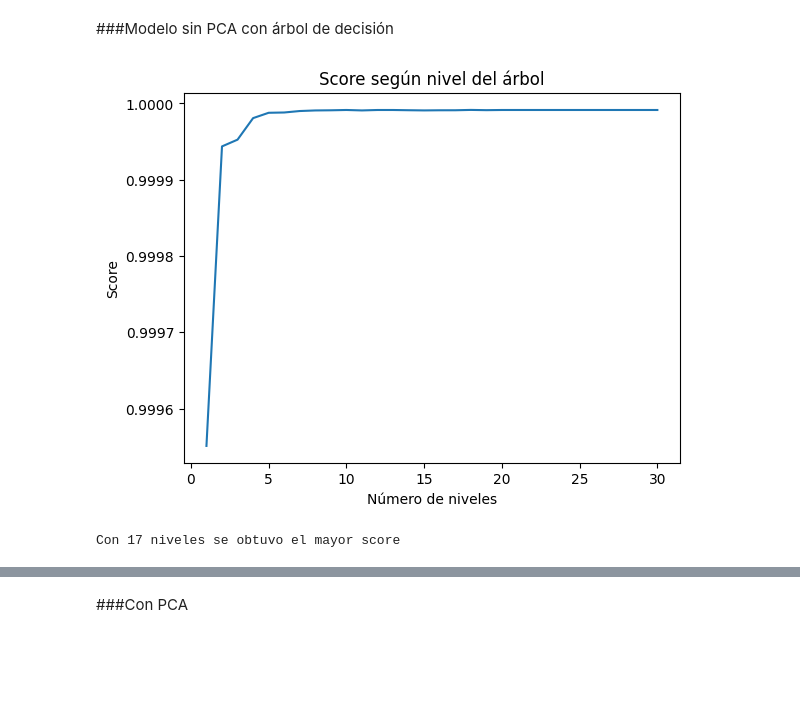
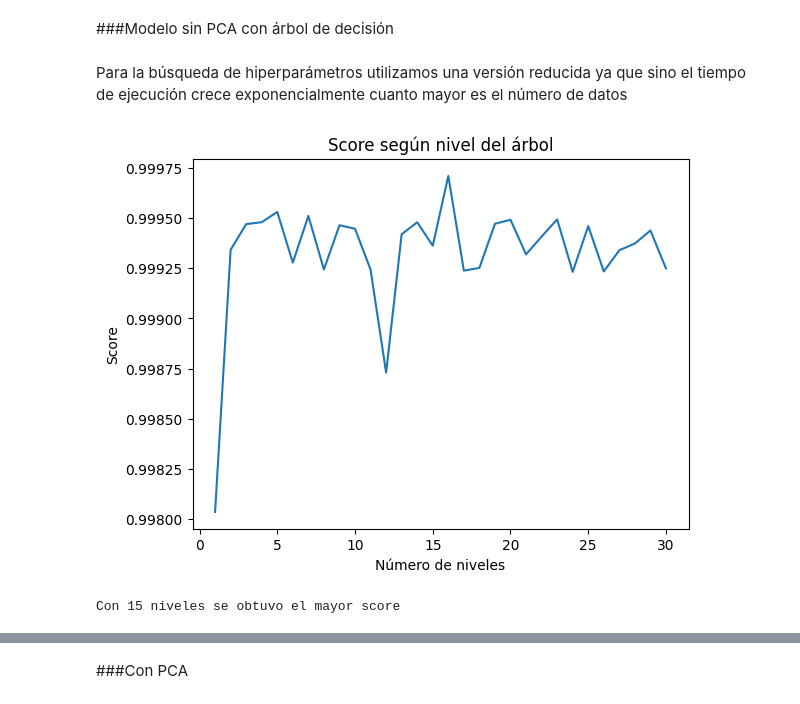
Before and after one commit to AliciaAS/TFM_Startups_Gacela, a Jupyter notebook: PRED_VENTAS/PRED_VENTAS.ipynb, the cells around one changed output, grey strips where cells are left out. Saved outputs shown, nothing was run; the diff lists cells and outputs as text; code cells hidden in the pictures; blank space fills up the shorter version.

```diff
--- a/PRED_VENTAS/PRED_VENTAS.ipynb
+++ b/PRED_VENTAS/PRED_VENTAS.ipynb
@@ -149,28 +149,36 @@ R2 se mide en una escala de 0 a 1. Un valor de 1 indica un modelo que predice pe
 # Division of dataset
 X_train, X_test, Y_train, Y_test = train_test_split(X_scaled, Y, test_size = 0.15, random_state = 42)
 X_train, X_val, Y_train, Y_val = train_test_split(X_train, Y_train, test_size = 0.15, random_state = 42)
+# %% [markdown]
+Para la búsqueda de hiperparámetros utilizamos una versión reducida ya que sino el tiempo de ejecución crece exponencialmente cuanto mayor es el número de datos
+# %%
+X_m=X_scaled[:2500]
+X_train_m=X_train[:2500]
+Y_train_m=Y_train[:2500]
+X_test_m=X_test[:2500]
+Y_test_m=Y_test[:2500]
 # %%
 class_tree = tree.DecisionTreeRegressor(random_state=42)
 scores = []
-num_variables = len(X_scaled)
+num_variables = len(X_m)
 n_niveles = range(1, num_variables + 1)
 
 
 for n in n_niveles:
     class_tree.set_params(max_depth = n)
-    class_tree.fit(X_train, Y_train)
-    scores.append(class_tree.score(X_test, Y_test))
+    class_tree.fit(X_train_m, Y_train_m)
+    scores.append(class_tree.score(X_test_m, Y_test_m))
 
 plt.title("Score según nivel del árbol")
 plt.xlabel("Número de niveles")
 plt.ylabel("Score")
 plt.plot(n_niveles[0:30], scores[0:30])
 plt.show()
 # %% [output]
-[figure, old version]
+[figure, new version]
 # %%
 print('Con {} niveles se obtuvo el mayor score'.format(np.argmax(scores)))
 # %% [output]
-Con 17 niveles se obtuvo el mayor score
+Con 15 niveles se obtuvo el mayor score
 # %%
 # Entrenamiento
```
Also changed, not shown: parts of 38 cells of this notebook, 1 other file.
